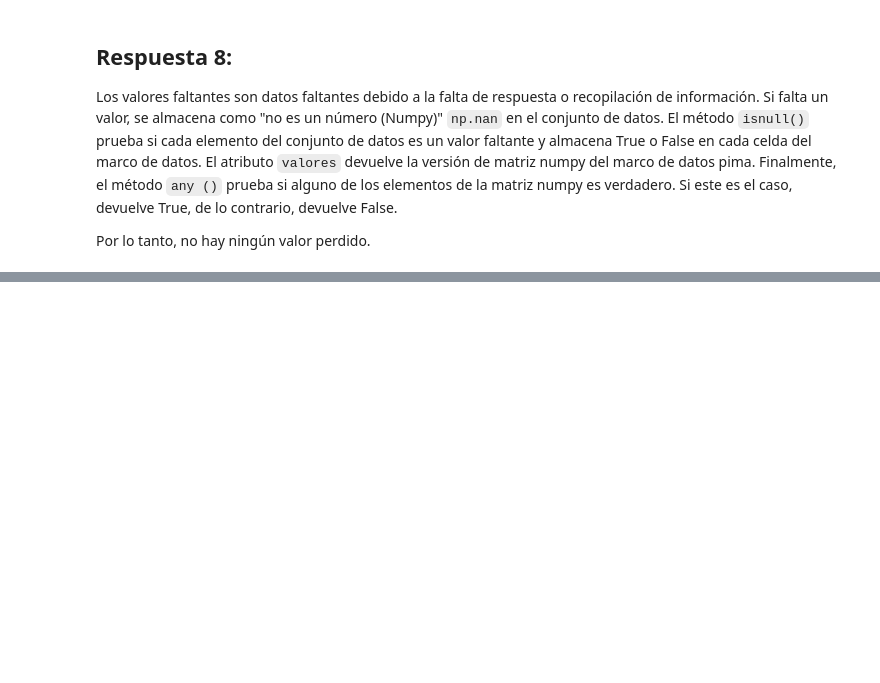
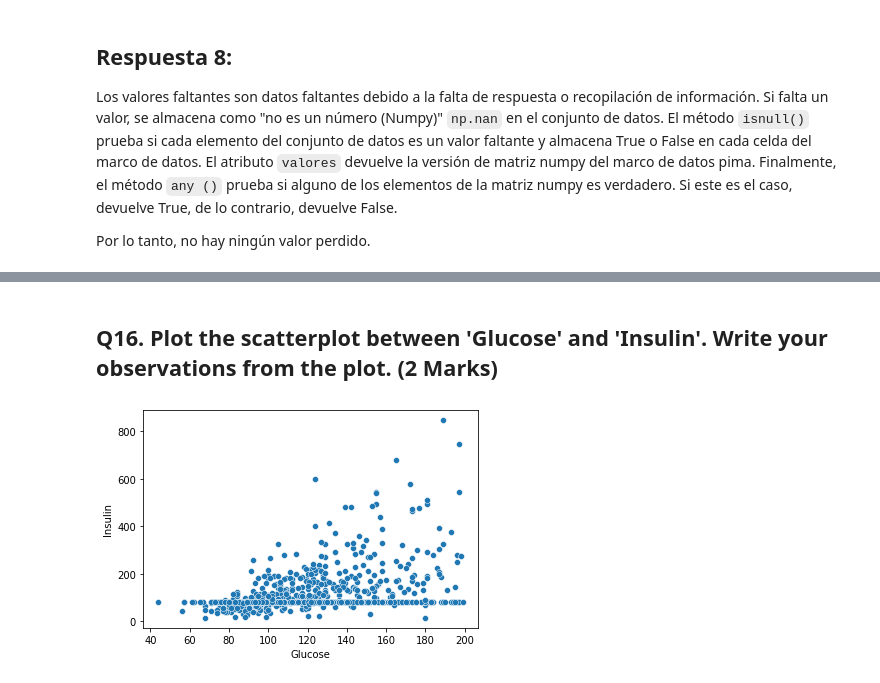
Before and after one commit to Calm-leon/proyecto-an-lisis-de-datos, a Jupyter notebook: Análisis_de_datos.ipynb, the cells around one changed output, grey strips where cells are left out. Cells and saved outputs as stored; diff of their text form; code cells hidden in the pictures; blank space fills up the shorter version.

```diff
--- a/Análisis_de_datos.ipynb
+++ b/Análisis_de_datos.ipynb
@@ -239,0 +349,9 @@ Por ejemplo, expliquemos la columna **Glucosa** en el resultado a continuación.
+# %% [markdown]
+## Q16. Plot the scatterplot between 'Glucose' and 'Insulin'. Write your observations from the plot. (2 Marks)
+# %%
+# remove _____ & write the appropriate function name
+
+sns.scatterplot(x='Glucose',y='Insulin', data=pima)
+plt.show()
+# %% [output]
+[figure, added]
```
Also changed, not shown: parts of 46 cells of this notebook.
